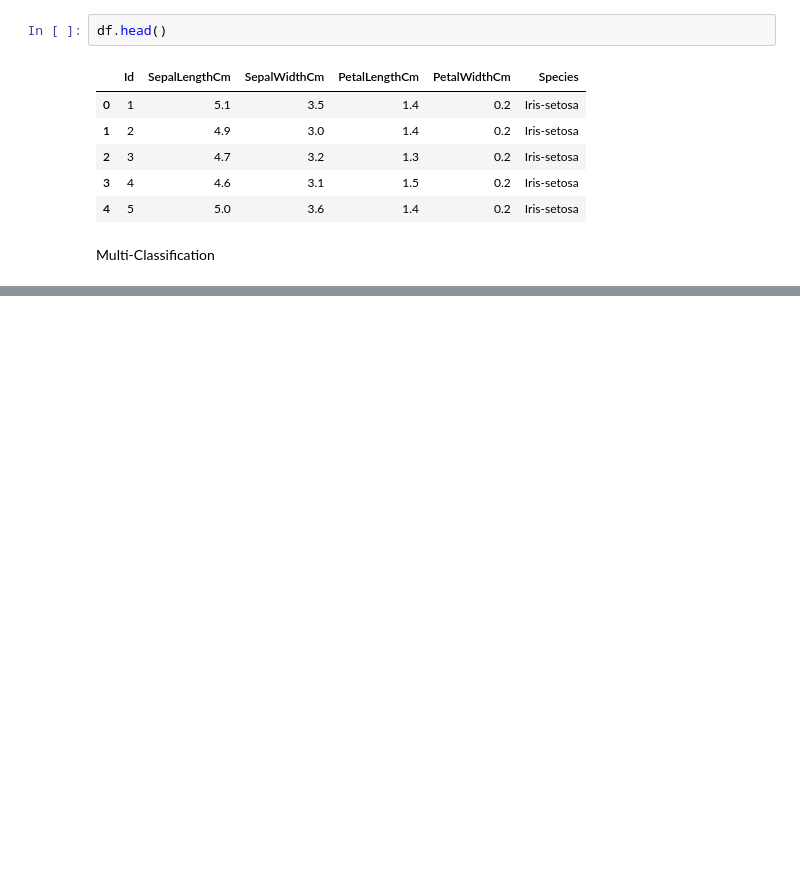
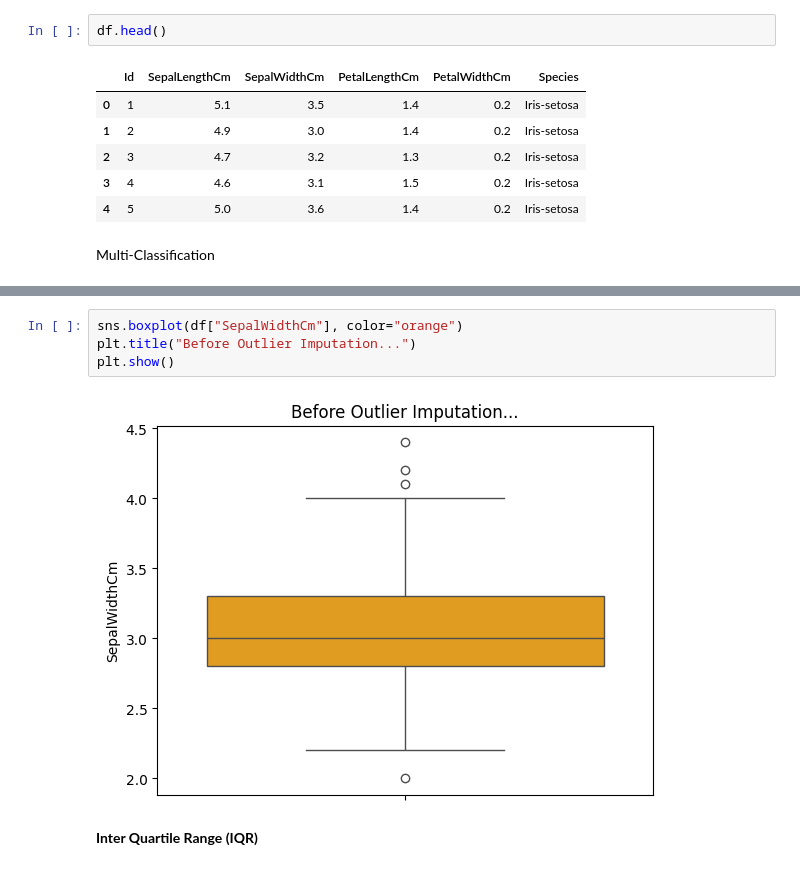
Before and after one commit to PoojaKuniyal/CircleCI, a Jupyter notebook: notebook/iris.ipynb, the cells around one changed output, grey strips where cells are left out. Cells and saved outputs as stored; diff of their text form; blank space fills up the shorter version.

```diff
--- a/notebook/iris.ipynb
+++ b/notebook/iris.ipynb
@@ -36,0 +89,8 @@ plt.show()
+# %%
+sns.boxplot(df["SepalWidthCm"], color="orange")
+plt.title("Before Outlier Imputation...")
+plt.show()
+# %% [output]
+[figure, added]
+# %% [markdown]
+**Inter Quartile Range (IQR)**
```
Also changed, not shown: parts of 25 cells of this notebook.
